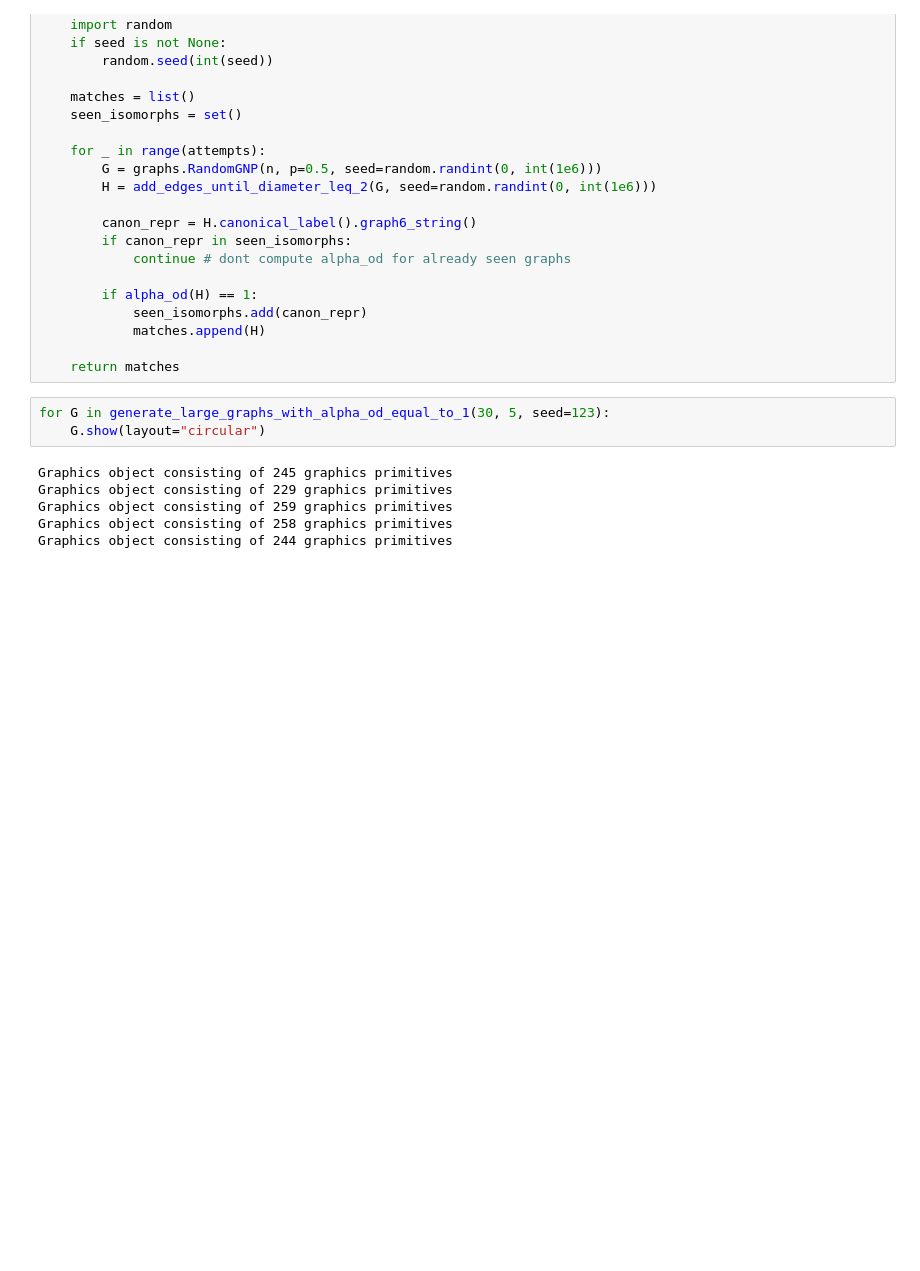
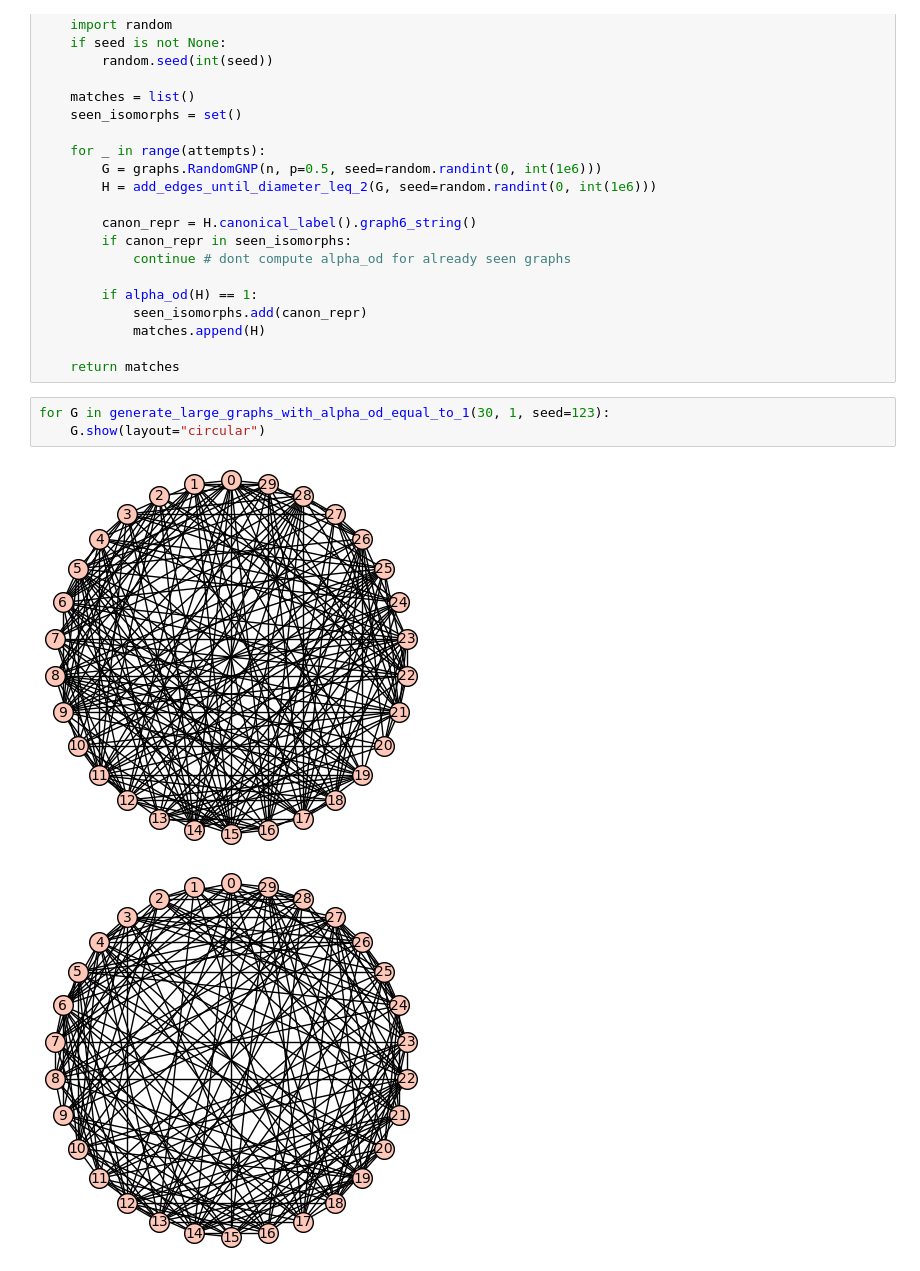
Before and after one commit to tilenzabkar/fp-projekt, a Jupyter notebook: main.ipynb, the cells around one changed output. Drawn from its saved outputs; the diff is of its cells as text; blank space fills up the shorter version.

```diff
--- a/main.ipynb
+++ b/main.ipynb
@@ -265,11 +260,8 @@ def generate_large_graphs_with_alpha_od_equal_to_1(n, attempts, seed=None):
 
     return matches
 # %%
-for G in generate_large_graphs_with_alpha_od_equal_to_1(30, 5, seed=123):
+for G in generate_large_graphs_with_alpha_od_equal_to_1(30, 1, seed=123):
     G.show(layout="circular")
 # %% [output]
-Graphics object consisting of 245 graphics primitives
-Graphics object consisting of 229 graphics primitives
-Graphics object consisting of 259 graphics primitives
-Graphics object consisting of 258 graphics primitives
-Graphics object consisting of 244 graphics primitives
+[figure, added]
+[figure, added]
```
Also changed, not shown: parts of 27 cells of this notebook, 2 other files.
